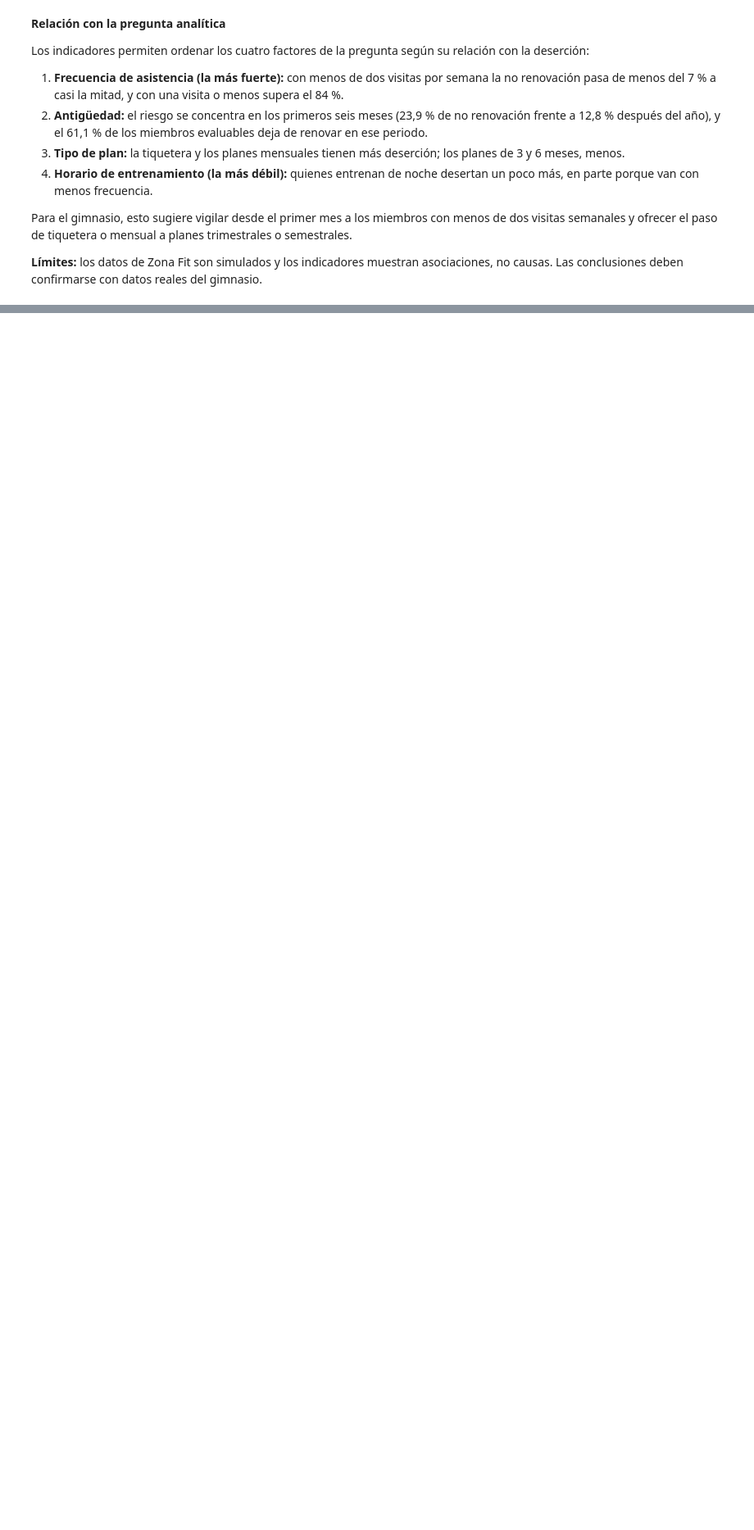
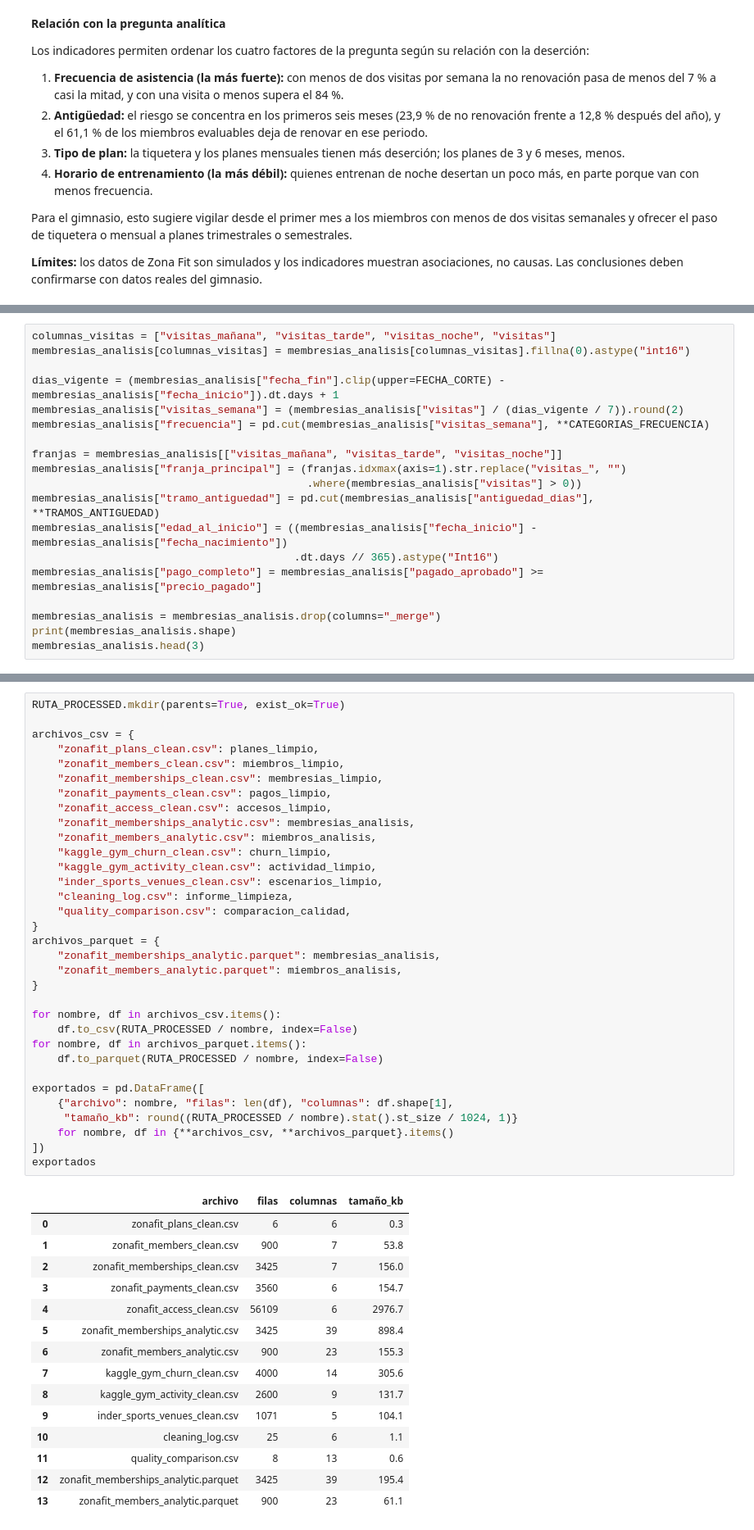
Before and after one commit to juanmejia017/PandasZonafitevolution, a Jupyter notebook: notebooks/data_preparation.ipynb, the cells around one changed output, grey strips where cells are left out. Shown at 82% size. Cells and saved outputs as stored; diff of their text form; blank space fills up the shorter version.

Commit message:
feat: prepare and validate processed datasets

```diff
--- a/notebooks/data_preparation.ipynb
+++ b/notebooks/data_preparation.ipynb
@@ -1282,0 +1448,19 @@ Para el gimnasio, esto sugiere vigilar desde el primer mes a los miembros con me
+# %%
+columnas_visitas = ["visitas_mañana", "visitas_tarde", "visitas_noche", "visitas"]
+membresias_analisis[columnas_visitas] = membresias_analisis[columnas_visitas].fillna(0).astype("int16")
+
+dias_vigente = (membresias_analisis["fecha_fin"].clip(upper=FECHA_CORTE) - membresias_analisis["fecha_inicio"]).dt.days + 1
+membresias_analisis["visitas_semana"] = (membresias_analisis["visitas"] / (dias_vigente / 7)).round(2)
+membresias_analisis["frecuencia"] = pd.cut(membresias_analisis["visitas_semana"], **CATEGORIAS_FRECUENCIA)
+
+franjas = membresias_analisis[["visitas_mañana", "visitas_tarde", "visitas_noche"]]
+membresias_analisis["franja_principal"] = (franjas.idxmax(axis=1).str.replace("visitas_", "")
+                                           .where(membresias_analisis["visitas"] > 0))
+membresias_analisis["tramo_antiguedad"] = pd.cut(membresias_analisis["antiguedad_dias"], **TRAMOS_ANTIGUEDAD)
+membresias_analisis["edad_al_inicio"] = ((membresias_analisis["fecha_inicio"] - membresias_analisis["fecha_nacimiento"])
+                                         .dt.days // 365).astype("Int16")
+membresias_analisis["pago_completo"] = membresias_analisis["pagado_aprobado"] >= membresias_analisis["precio_pagado"]
+
+membresias_analisis = membresias_analisis.drop(columns="_merge")
+print(membresias_analisis.shape)
+membresias_analisis.head(3)
@@ -1282,0 +1580,49 @@ Para el gimnasio, esto sugiere vigilar desde el primer mes a los miembros con me
+# %%
+RUTA_PROCESSED.mkdir(parents=True, exist_ok=True)
+
+archivos_csv = {
+    "zonafit_plans_clean.csv": planes_limpio,
+    "zonafit_members_clean.csv": miembros_limpio,
+    "zonafit_memberships_clean.csv": membresias_limpio,
+    "zonafit_payments_clean.csv": pagos_limpio,
+    "zonafit_access_clean.csv": accesos_limpio,
+    "zonafit_memberships_analytic.csv": membresias_analisis,
+    "zonafit_members_analytic.csv": miembros_analisis,
+    "kaggle_gym_churn_clean.csv": churn_limpio,
+    "kaggle_gym_activity_clean.csv": actividad_limpio,
+    "inder_sports_venues_clean.csv": escenarios_limpio,
+    "cleaning_log.csv": informe_limpieza,
+    "quality_comparison.csv": comparacion_calidad,
+}
+archivos_parquet = {
+    "zonafit_memberships_analytic.parquet": membresias_analisis,
+    "zonafit_members_analytic.parquet": miembros_analisis,
+}
+
+for nombre, df in archivos_csv.items():
+    df.to_csv(RUTA_PROCESSED / nombre, index=False)
+for nombre, df in archivos_parquet.items():
+    df.to_parquet(RUTA_PROCESSED / nombre, index=False)
+
+exportados = pd.DataFrame([
+    {"archivo": nombre, "filas": len(df), "columnas": df.shape[1],
+     "tamaño_kb": round((RUTA_PROCESSED / nombre).stat().st_size / 1024, 1)}
+    for nombre, df in {**archivos_csv, **archivos_parquet}.items()
+])
+exportados
+# %% [output]
+|  | archivo | filas | columnas | tamaño_kb |
+| 0 | zonafit_plans_clean.csv | 6 | 6 | 0.3 |
+| 1 | zonafit_members_clean.csv | 900 | 7 | 53.8 |
+| 2 | zonafit_memberships_clean.csv | 3425 | 7 | 156.0 |
+| 3 | zonafit_payments_clean.csv | 3560 | 6 | 154.7 |
+| 4 | zonafit_access_clean.csv | 56109 | 6 | 2976.7 |
+| 5 | zonafit_memberships_analytic.csv | 3425 | 39 | 898.4 |
+| 6 | zonafit_members_analytic.csv | 900 | 23 | 155.3 |
+| 7 | kaggle_gym_churn_clean.csv | 4000 | 14 | 305.6 |
+| 8 | kaggle_gym_activity_clean.csv | 2600 | 9 | 131.7 |
+| 9 | inder_sports_venues_clean.csv | 1071 | 5 | 104.1 |
+| 10 | cleaning_log.csv | 25 | 6 | 1.1 |
+| 11 | quality_comparison.csv | 8 | 13 | 0.6 |
+| 12 | zonafit_memberships_analytic.parquet | 3425 | 39 | 195.4 |
+| 13 | zonafit_members_analytic.parquet | 900 | 23 | 61.1 |
```
Also changed, not shown: parts of 27 cells of this notebook, 14 other files.
